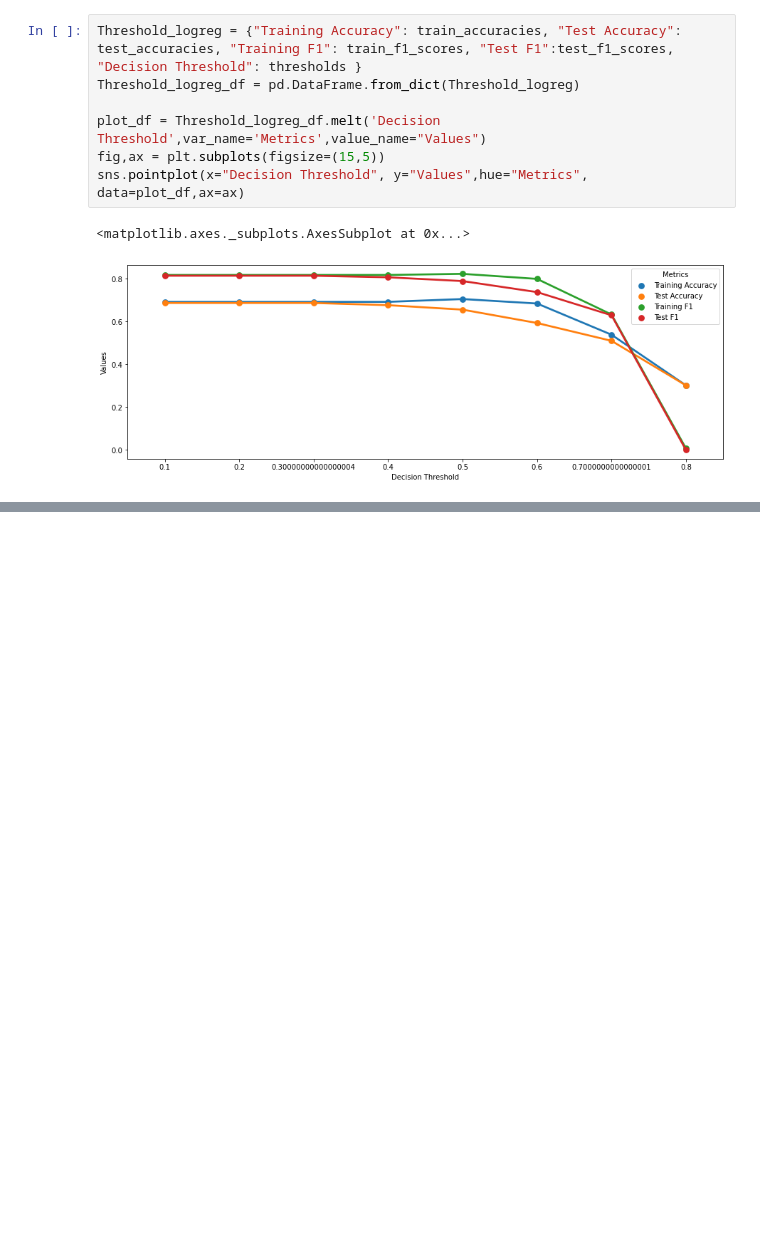
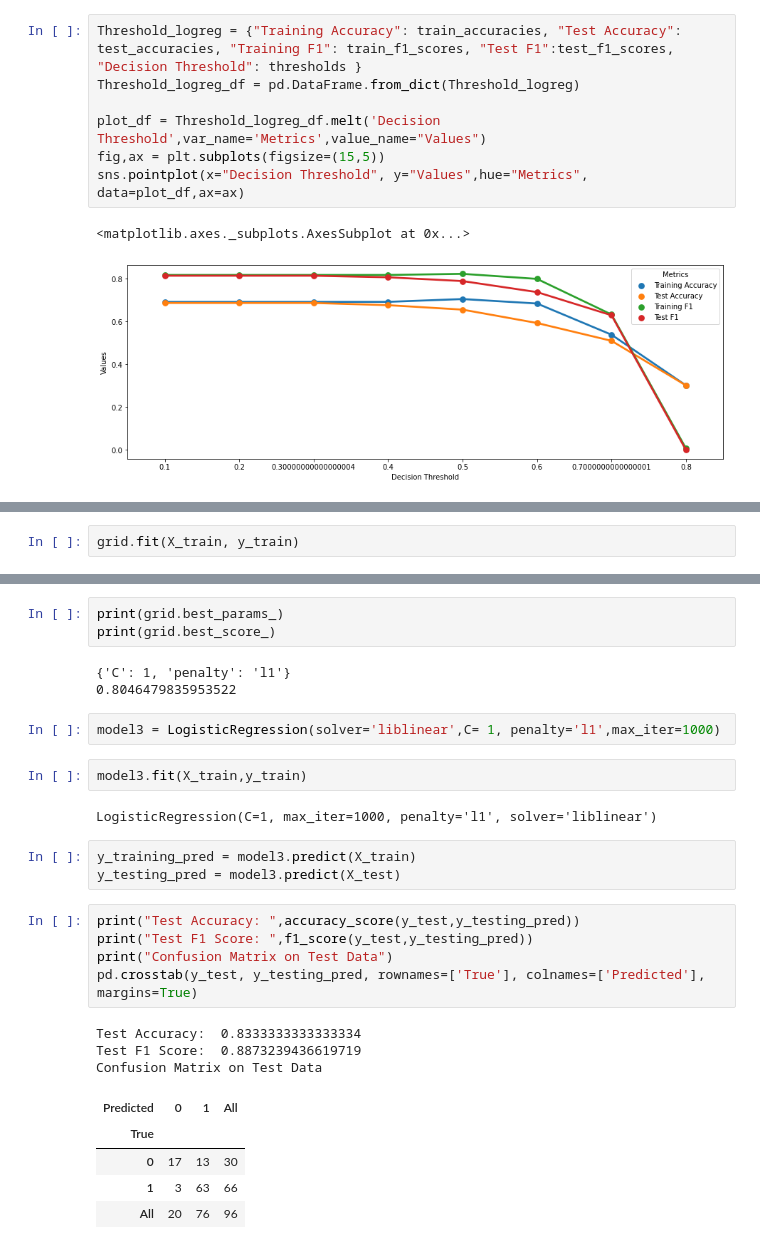
Before and after one commit to marybellavia/project-three, a Jupyter notebook: model_2.ipynb, the cells around one changed output, grey strips where cells are left out. Drawn from its saved outputs; the diff is of its cells as text; blank space fills up the shorter version.

```diff
--- a/model_2.ipynb
+++ b/model_2.ipynb
@@ -270,0 +263,2 @@ Confusion Matrix on Test Data
+# %%
+grid.fit(X_train, y_train)
@@ -270,0 +304,29 @@ Confusion Matrix on Test Data
+# %%
+print(grid.best_params_)
+print(grid.best_score_)
+# %% [output]
+{'C': 1, 'penalty': 'l1'}
+0.8046479835953522
+# %%
+model3 = LogisticRegression(solver='liblinear',C= 1, penalty='l1',max_iter=1000)
+# %%
+model3.fit(X_train,y_train)
+# %% [output]
+LogisticRegression(C=1, max_iter=1000, penalty='l1', solver='liblinear')
+# %%
+y_training_pred = model3.predict(X_train)
+y_testing_pred = model3.predict(X_test)
+# %%
+print("Test Accuracy: ",accuracy_score(y_test,y_testing_pred))
+print("Test F1 Score: ",f1_score(y_test,y_testing_pred))
+print("Confusion Matrix on Test Data")
+pd.crosstab(y_test, y_testing_pred, rownames=['True'], colnames=['Predicted'], margins=True)
+# %% [output]
+Test Accuracy:  0.8333333333333334
+Test F1 Score:  0.8873239436619719
+Confusion Matrix on Test Data
+| Predicted | 0 | 1 | All |
+| True |  |  |  |
+| 0 | 17 | 13 | 30 |
+| 1 | 3 | 63 | 66 |
+| All | 20 | 76 | 96 |
```
Also changed, not shown: parts of 25 cells of this notebook.
